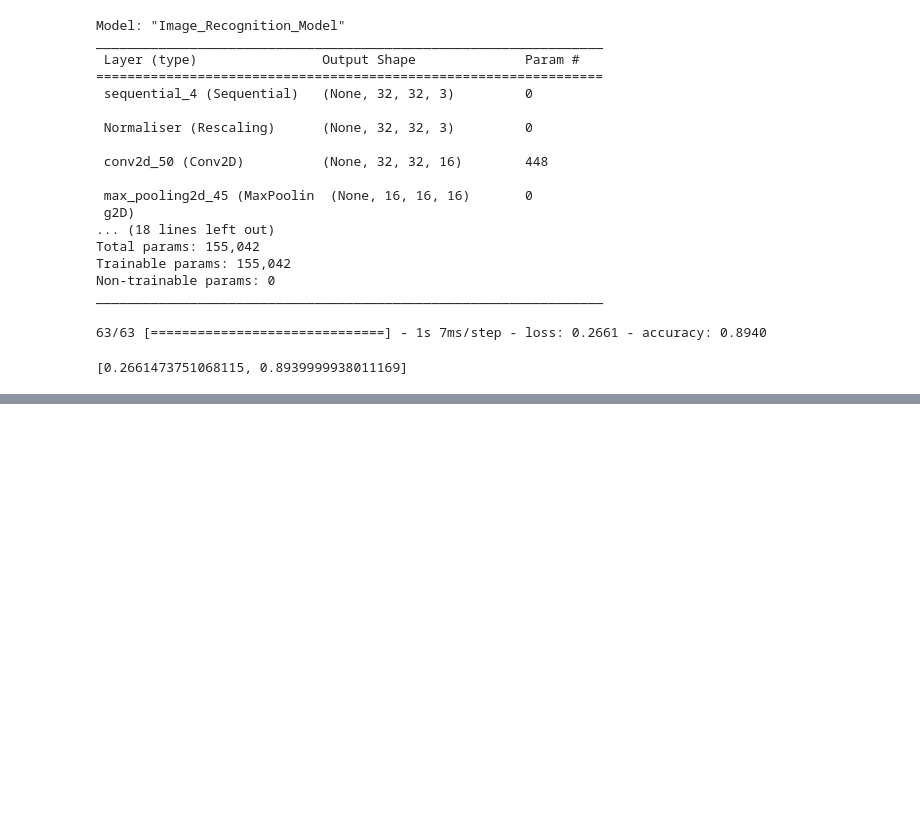
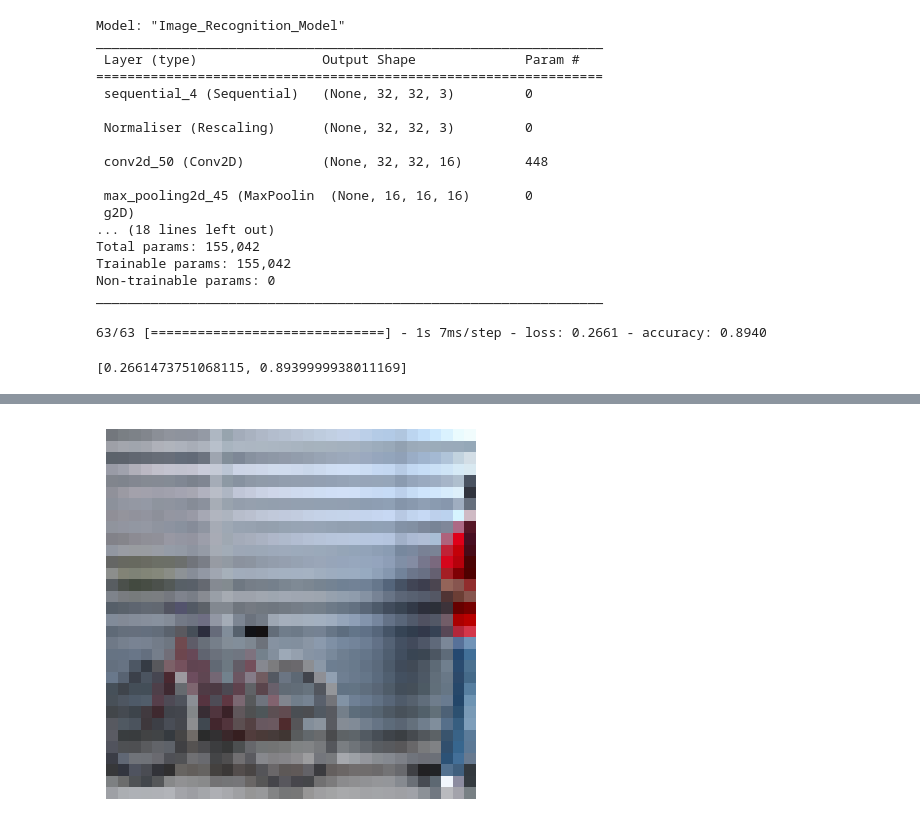
Before and after one commit to aguo921/2022-Phase-3, a Jupyter notebook: data-science/skeleton-code/use-model.ipynb, the cells around one changed output, grey strips where cells are left out. Cells and saved outputs as stored; diff of their text form; code cells hidden in the pictures; blank space fills up the shorter version.

```diff
--- a/data-science/skeleton-code/use-model.ipynb
+++ b/data-science/skeleton-code/use-model.ipynb
@@ -137,0 +135,3 @@ This image is most likely a plane with 99.79 percent confidence.
+# %%
+evaluate_image(model, "https://images.freeimages.com/images/large-previews/70b/bike-red-1423575.jpg")
+# %% [output]
@@ -137,0 +140 @@ This image is most likely a plane with 99.79 percent confidence.
+[figure, added]
```
Also changed, not shown: parts of 15 cells of this notebook.
